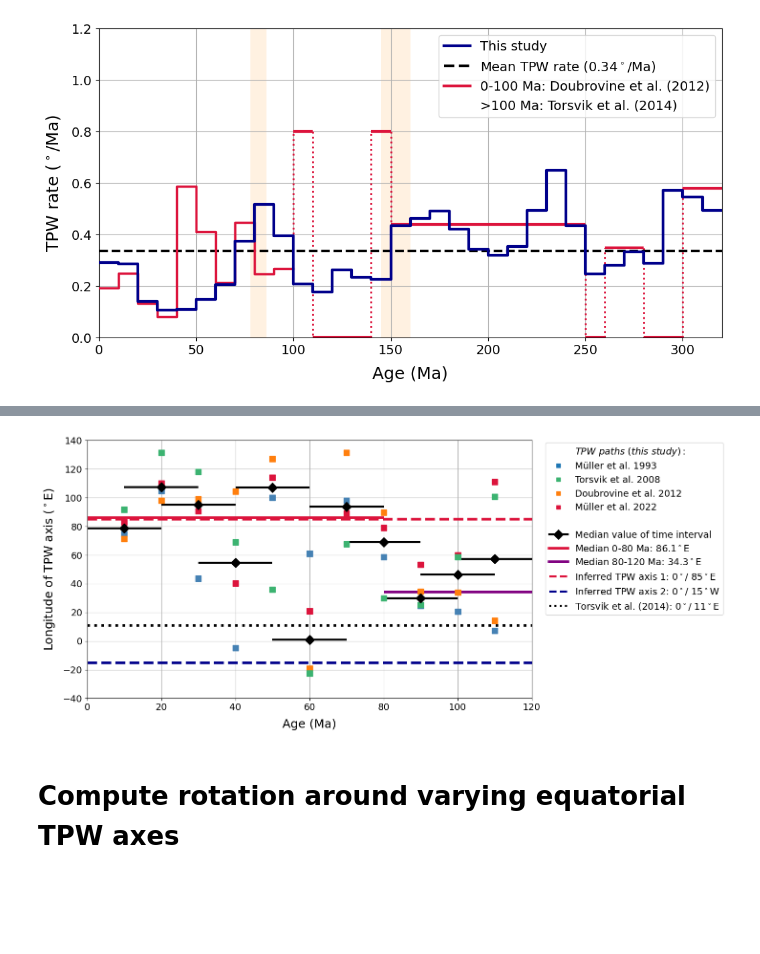
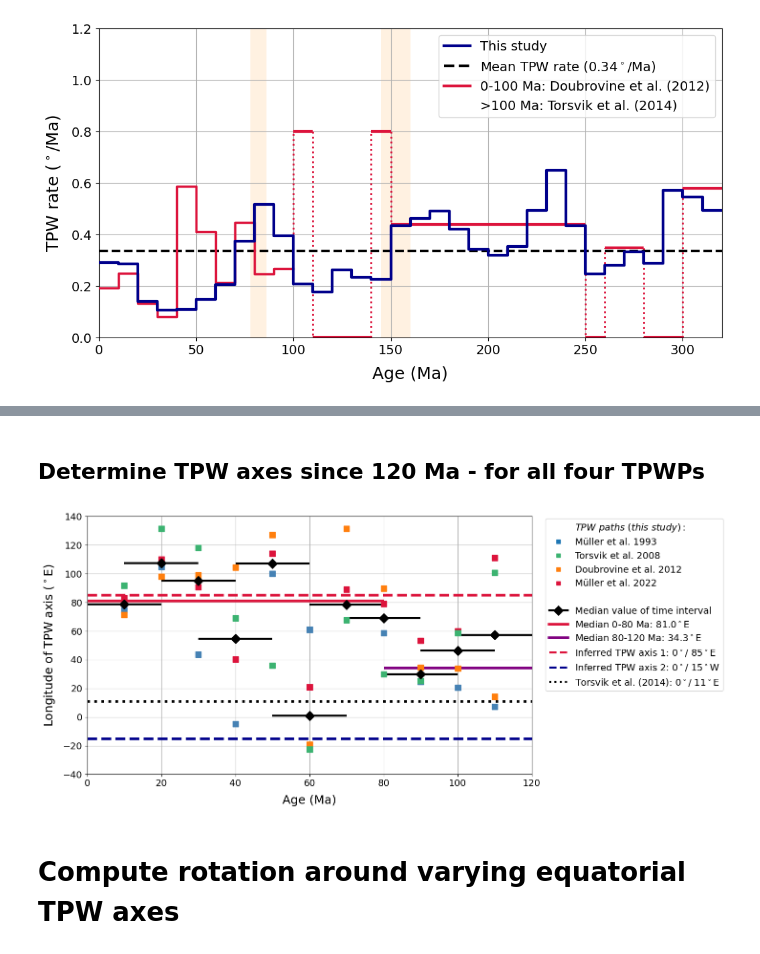
Before and after one commit to bramvaes/TPW, a Jupyter notebook: TPW.ipynb, the cells around one changed output, grey strips where cells are left out. Drawn from its saved outputs; the diff is of its cells as text; code cells hidden in the pictures; blank space fills up the shorter version.

```diff
--- a/TPW.ipynb
+++ b/TPW.ipynb
@@ -727,3 +703,5 @@ plt.show()
+# %% [markdown]
+## Determine TPW axes since 120 Ma - for all four TPWPs
 # %%
 for k in range(12):
         angle_M22 = pmag.angle([TPWPs['lon_M22'][k],TPWPs['lat_M22'][k]],[TPWPs['lon_M22'][k+1],TPWPs['lat_M22'][k+1]])
@@ -741,45 +719,34 @@ for k in range(12):
 axes2,axes3,axes4,medians = [],[],[],[]
 for k in range(11):
     rlats,rlons = pmag.pt_rot([0,TPWPs['lon_M93'][k]-90.,90-TPWPs['lat_M93'][k]],[TPWPs['lat_M93'][k+2]],[TPWPs['lon_M93'][k+2]])
-    if rlons[0]>90:
-        int_lon = rlons[0]-180
-    elif rlons[0]+90<-90:
-        int_lon = rlons[0]+180
-    else:
-        int_lon = rlons[0]
-    axis2 = int_lon + 90
-    if axis2 > 135:
+    axis2 = rlons[0]-90 # compute longitude of axis that would rotate north pole to position of pole at k+2
+    if axis2 > 140: # ensure pole longitude is between 140° and -40° for plotting
         axis2 = axis2 - 180
+    elif axis_lon < -40:
+        axis2 = axis2 + 180
     axes2.append(axis2)
     #--
     rlats,rlons = pmag.pt_rot([0,TPWPs['lon_D12'][k]-90.,90-TPWPs['lat_D12'][k]],[TPWPs['lat_D12'][k+2]],[TPWPs['lon_D12'][k+2]])
-    if rlons[0]>90:
-        int_lon = rlons[0]-180
-    elif rlons[0]+90<-90:
-        int_lon = rlons[0]+180
-    else:
-        int_lon = rlons[0]
-    axis3 = int_lon + 90
-    if axis3 > 135:
+    axis3 = rlons[0]-90 # compute longitude of axis that would rotate north pole to position of pole at k+2
+    if axis3 > 140: # ensure pole longitude is between 140° and -40° for plotting
         axis3 = axis3 - 180
+    elif axis3 < -40:
+        axis3 = axis3 + 180
     axes3.append(axis3)
     #--
     rlats,rlons = pmag.pt_rot([0,TPWPs['lon_T08'][k]-90.,90-TPWPs['lat_T08'][k]],[TPWPs['lat_T08'][k+2]],[TPWPs['lon_T08'][k+2]])
-    if rlons[0]>90:
-        int_lon = rlons[0]-180
-    elif rlons[0]+90<-90:
-        int_lon = rlons[0]+180
-    else:
-        int_lon = rlons[0]
-    axis4 = int_lon + 90
-    if axis4 > 135:
+    axis4 = rlons[0]-90 # compute longitude of axis that would rotate north pole to position of pole at k+2
+    if axis4 > 140: # ensure pole longitude is between 140° and -40° for plotting
         axis4 = axis4 - 180
+    elif axis4 < -40:
+        axis4 = axis4 + 180
     axes4.append(axis4)
 
     medians.append(np.median([axes[k],axis2,axis3,axis4]))
 
+# Store axes values for last 80 Ma
 total_axes = axes[0:8]+axes2[0:8]+axes3[0:8]+axes4[0:8]
-
+# Store axes values for 120-80 Ma
 after80_axes = axes[8:11]+axes2[8:]+axes3[8:]+axes4[8:]
 
 # plot ------
@@ -791,35 +758,34 @@ plt.errorbar(range(10,120,10),axes3,yerr=[0]*len(axes2),xerr=[0]*len(axes2),colo
 plt.errorbar(range(10,120,10),axes4,yerr=[0]*len(axes2),xerr=[0]*len(axes2),color='mediumseagreen',fmt='s',markeredgecolor=None,ecolor='darkgrey',elinewidth=1.5,capsize=2,capthick=0,markersize=8,linestyle=None)
 plt.errorbar(range(10,120,10),medians,yerr=[0]*len(axes2),xerr=[10]*len(axes2),color='k',fmt='D',markeredgecolor='k',ecolor='k',elinewidth=3,capsize=2,capthick=0,markersize=10,linestyle=None)
 
 plt.hlines(-15,0,320,lw=4,color='darkblue',ls='--')
 plt.hlines(85,0,320,lw=4,color='crimson',ls='--')
 plt.hlines(11,0,320,lw=4,color='k',ls=':')
 plt.hlines(np.median(total_axes),0,80,lw=4,color='crimson',ls='-')
 plt.hlines(np.median(after80_axes),80,120,lw=4,color='purple',ls='-')
 plt.ylim([-40,140])
 plt.xlim([0,120])
 plt.tick_params(labelsize=14)
 plt.grid(which='major',axis='both')
 legend_elements = [Line2D([0], [0], marker=None, color='white',markerfacecolor='white', markeredgecolor='white', label='$\it{TPW\ paths\ (this\ study):}$',lw=3),
                   Line2D([0], [0], marker='s', color='white',ls='-',markerfacecolor='tab:blue',mec='tab:blue',markersize=6,lw=1.5,label='Müller et al. 1993'),
                    Line2D([0], [0], marker='s', color='white',ls='-',markerfacecolor='mediumseagreen',mec='mediumseagreen',markersize=6,lw=1.5,label='Torsvik et al. 2008'),
                    Line2D([0], [0], marker='s', color='white',ls='-',markerfacecolor='tab:orange',mec='tab:orange',markersize=6,lw=1.5,label='Doubrovine et al. 2012'),
                    Line2D([0], [0], marker='s', color='white',ls='-',markerfacecolor='crimson',mec='crimson',markersize=6,lw=1.5,label='Müller et al. 2022'),
                    Line2D([0], [0], marker=None, color='white',markerfacecolor='white', markeredgecolor='white', label='',lw=3),
                    Line2D([0], [0], marker='D', color='k',ls='-',markerfacecolor='k',mec='k',markersize=10,lw=3,label='Median value of time interval'),
                    Line2D([0], [0], color='crimson', label='Median 0-80 Ma: %1.1f$^\circ$E' % np.median(total_axes),lw=4),
                    Line2D([0], [0], color='purple', linestyle='-',label='Median 80-120 Ma: %1.1f$^\circ$E' % np.median(after80_axes),lw=4),
                   Line2D([0], [0], color='crimson', ls='--',label='Inferred TPW axis 1: 0$^\circ$/ 85$^\circ$E',lw=3),
                   Line2D([0], [0], color='darkblue', ls='--',label='Inferred TPW axis 2: 0$^\circ$/ 15$^\circ$W',lw=3),
                   Line2D([0], [0], color='k', ls=':',label='Torsvik et al. (2014): 0$^\circ$/ 11$^\circ$E',lw=3)]
 plt.legend(bbox_to_anchor=(1.02, 1.01),fontsize=14, handles=legend_elements,frameon=True)
 plt.xlabel('Age (Ma)',fontsize=18,labelpad=10)
 plt.ylabel('Longitude of TPW axis ($^\circ$E)',fontsize=18,labelpad=10)
 plt.savefig('TPW_axis_last120.png',bbox_inches='tight',facecolor='white',dpi=300)
-plt.savefig('TPW_axis_last120.svg',bbox_inches='tight',facecolor='white',dpi=300)
 plt.show()
 # %% [output]
-[figure, old version]
+[figure, new version]
 # %% [markdown]
 # Compute rotation around varying equatorial TPW axes
 # %%
```
Also changed, not shown: parts of 18 cells of this notebook.
